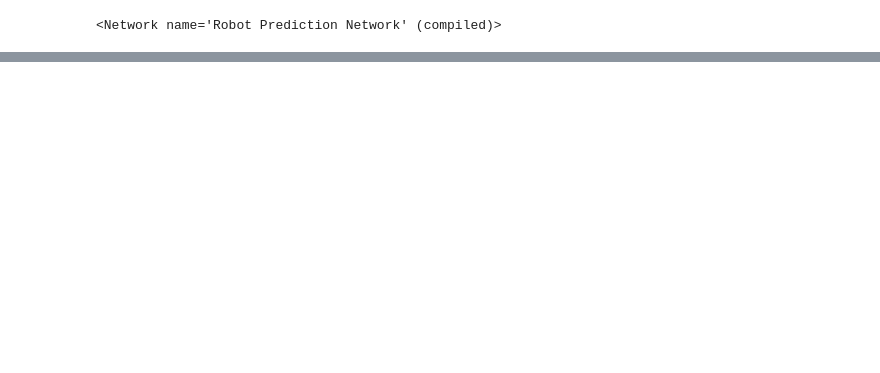
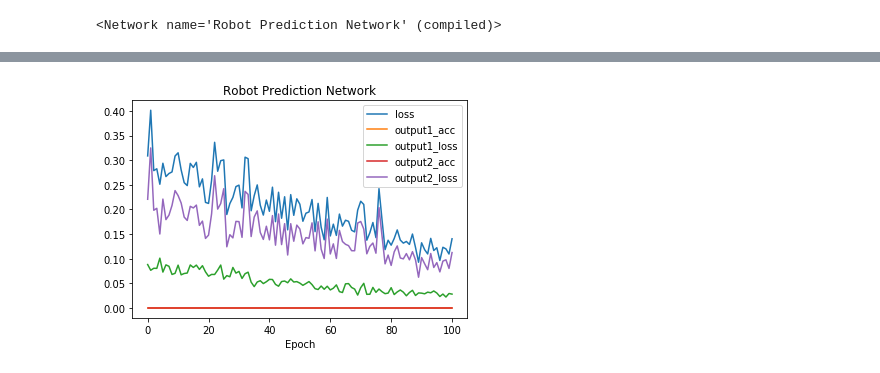
Before and after one commit to ArtificialIntelligenceToolkit/conx, a Jupyter notebook: notebooks/Robot Simulation.ipynb, the cells around one changed output, grey strips where cells are left out. Drawn from its saved outputs; the diff is of its cells as text; code cells hidden in the pictures; blank space fills up the shorter version.

```diff
--- a/notebooks/Robot Simulation.ipynb
+++ b/notebooks/Robot Simulation.ipynb
@@ -148,3 +169,7 @@ Epochs |     Error |       acc |       acc
+# %%
+net.plot("all")
+# %% [output]
+[figure, added]
 # %%
 net.test(show=True)
 # %% [output]
```
Also changed, not shown: parts of 9 cells of this notebook, 2 other files.
